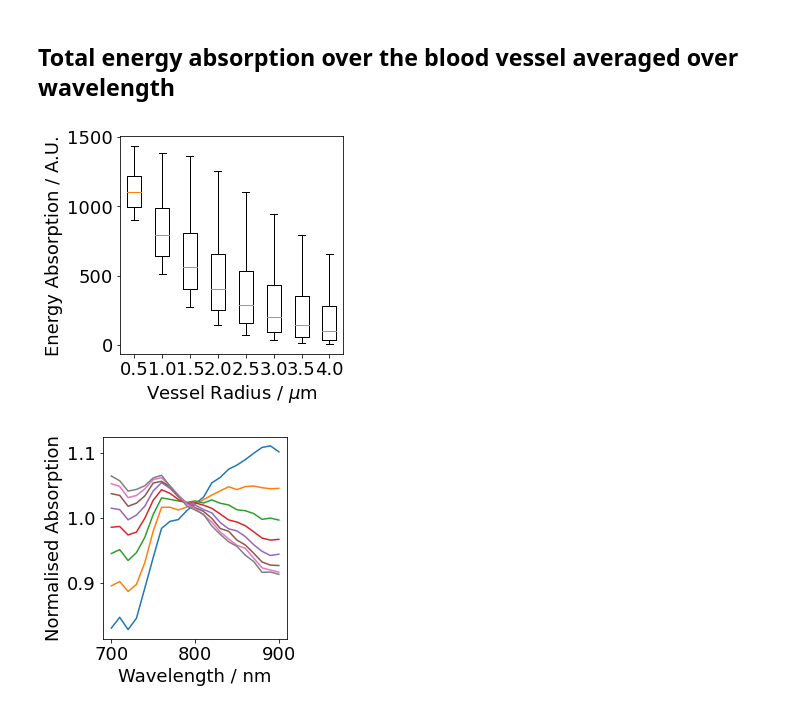
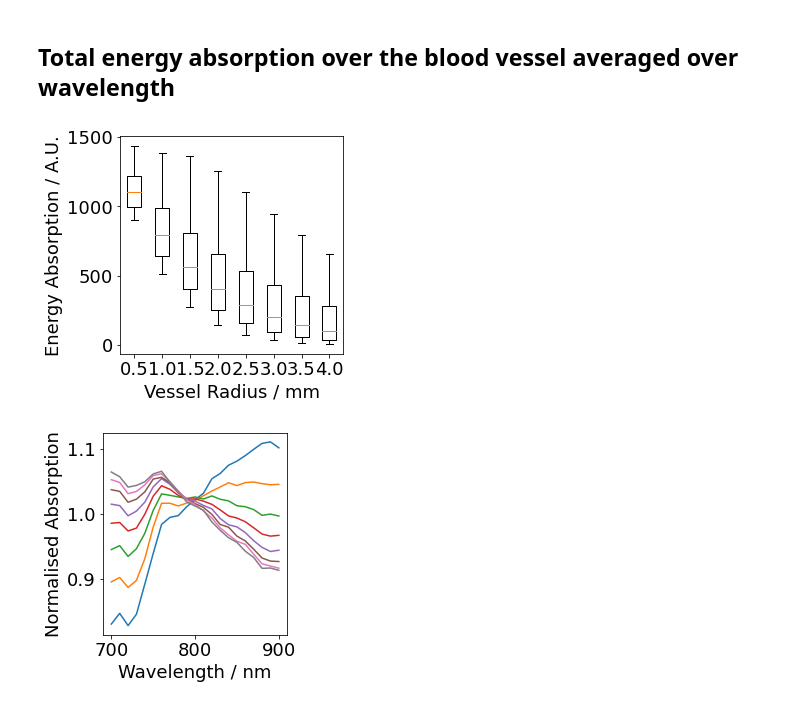
Before and after one commit to tomelse/SkinPhantomSimulations, a Jupyter notebook: Exp4/Vessel Radius Analysis.ipynb, the cells around one changed output. Saved outputs shown, nothing was run; the diff lists cells and outputs as text; code cells hidden in the pictures.

Commit message:
figures

```diff
--- a/Exp4/Vessel Radius Analysis.ipynb
+++ b/Exp4/Vessel Radius Analysis.ipynb
@@ -87,11 +87,11 @@ plt.show()
 ## Total energy absorption over the blood vessel averaged over wavelength
 # %%
 plt.boxplot([np.mean(s[volume_numbered[i] == 4], axis=1) for i, s in enumerate(ms_results)], showfliers=False, labels=labels*1e3)
-plt.xlabel(r"Vessel Radius / $\mu$m")
+plt.xlabel(r"Vessel Radius / mm")
 plt.ylabel("Energy Absorption / A.U.")
 plt.show()
 # %% [output]
-[figure, old version]
+[figure, new version]
 # %%
 # Calculate the mean absorption spectra over the entire blood vessel over the independent variable.
 mean_specs = [np.mean(result[volume_numbered[i] == 4], axis=0) for i, result in enumerate(ms_results)]
```
Also changed, not shown: parts of 1 cell of this notebook, 4 other files.
